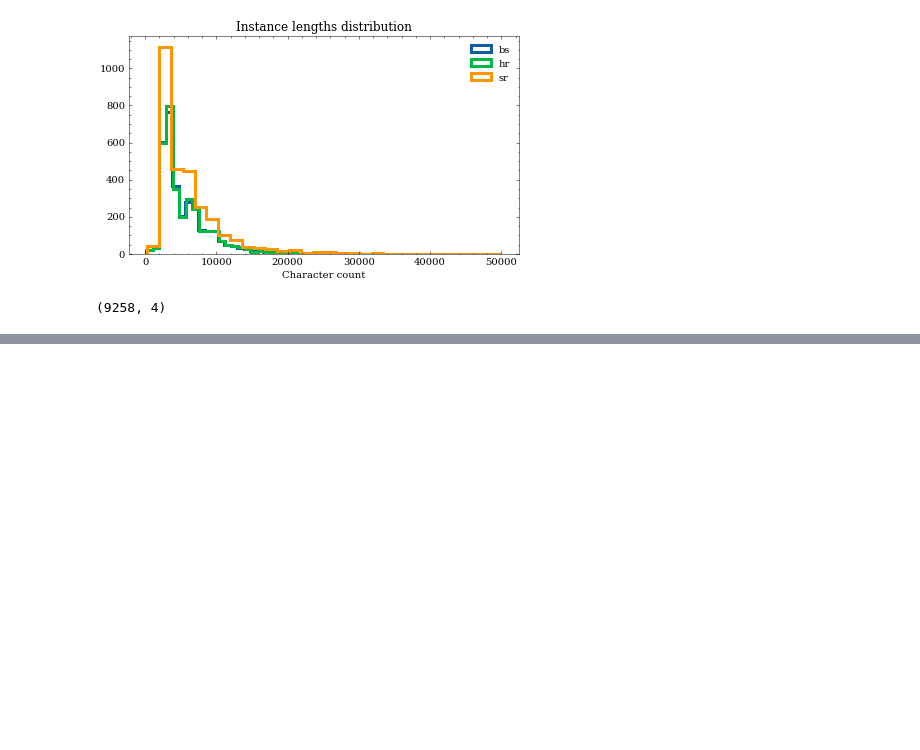
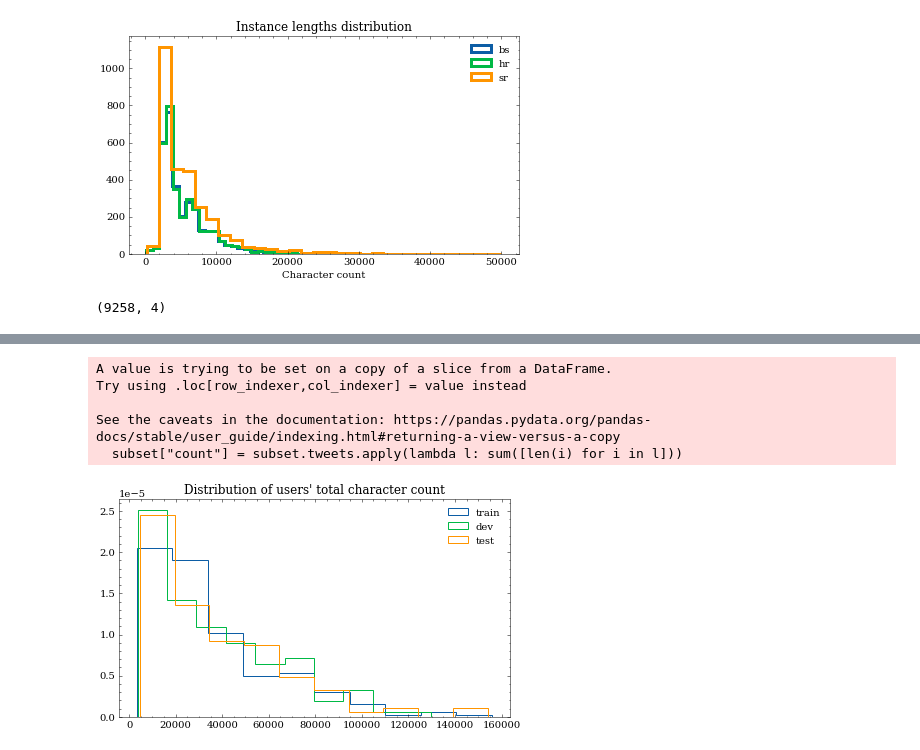
Before and after one commit to 5roop/task4, a Jupyter notebook: 23_constructing_datasets.ipynb, the cells around one changed output, grey strips where cells are left out. Cells and saved outputs as stored; diff of their text form; code cells hidden in the pictures; blank space fills up the shorter version.

Commit message:
Finalize twitter dataset

```diff
--- a/23_constructing_datasets.ipynb
+++ b/23_constructing_datasets.ipynb
@@ -92,0 +95,23 @@ orient="index", indent=4,
+# %%
+import pickle
+import matplotlib.pyplot as plt
+plt.style.use("science,no-latex".split(","))
+import pandas as pd
+with open("../data/final/twitter_full_ds.pickle", "rb") as f:
+    ds = pickle.load(f)
+# %%
+data = list()
+for user in ds.keys():
+    lang = ds[user]["language"]
+    data.append(
+        {
+            "user": user,
+            "language": lang,
+            "tweets": [i for i in ds.get(user).get("tweets")]
+        }
+    )
+import re
+df = pd.DataFrame(data=data)
+df["tweets"] = df.tweets.apply(lambda l: [re.sub('\s+', ' ', s) for s in l]).apply(lambda l: [s for s in l if s != " "])
+
+df.head()
@@ -92,0 +149,26 @@ orient="index", indent=4,
+# %%
+from sklearn.model_selection import train_test_split
+
+train, devtest = train_test_split(df, stratify = df.language, random_state=42, train_size=0.6)
+dev, test = train_test_split(devtest, stratify=devtest.language, random_state=42, train_size=0.5)
+
+for subset in [dev, train, test, df]:
+    subset["count"] = subset.tweets.apply(lambda l: sum([len(i) for i in l]))
+# %% [output]
+A value is trying to be set on a copy of a slice from a DataFrame.
+Try using .loc[row_indexer,col_indexer] = value instead
+
+See the caveats in the documentation: https://pandas.pydata.org/pandas-docs/stable/user_guide/indexing.html#returning-a-view-versus-a-copy
+  subset["count"] = subset.tweets.apply(lambda l: sum([len(i) for i in l]))
+# %%
+plt.figure(figsize=(7,4))
+
+for name, subset in zip(["train", "dev", "test"],[train, dev, test]):
+    plt.hist(subset["count"],
+            label=f"{name}", histtype="step", density=True)
+
+plt.title("Distribution of users' total character count")
+plt.legend()
+plt.savefig("twitter_dataset/images/users_length_distribution.png")
+# %% [output]
+[figure, added]
```
Also changed, not shown: parts of 8 cells of this notebook, 4 other files.
